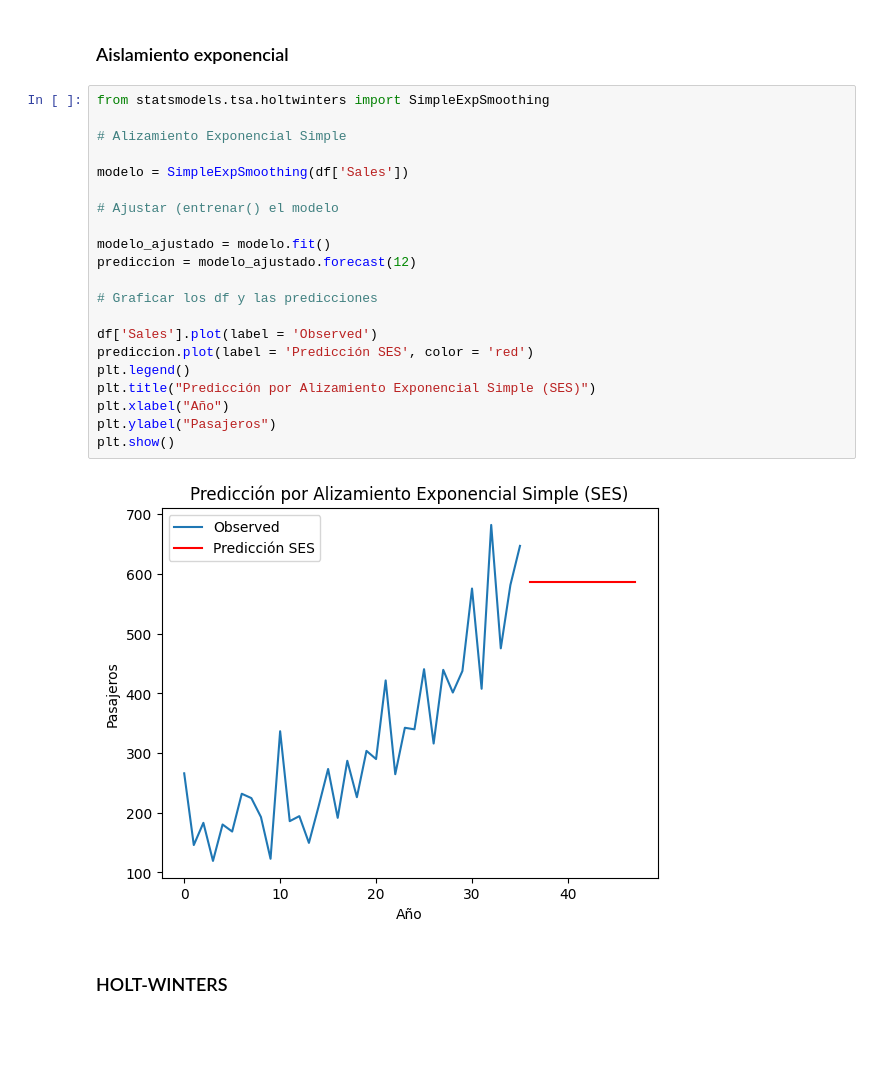
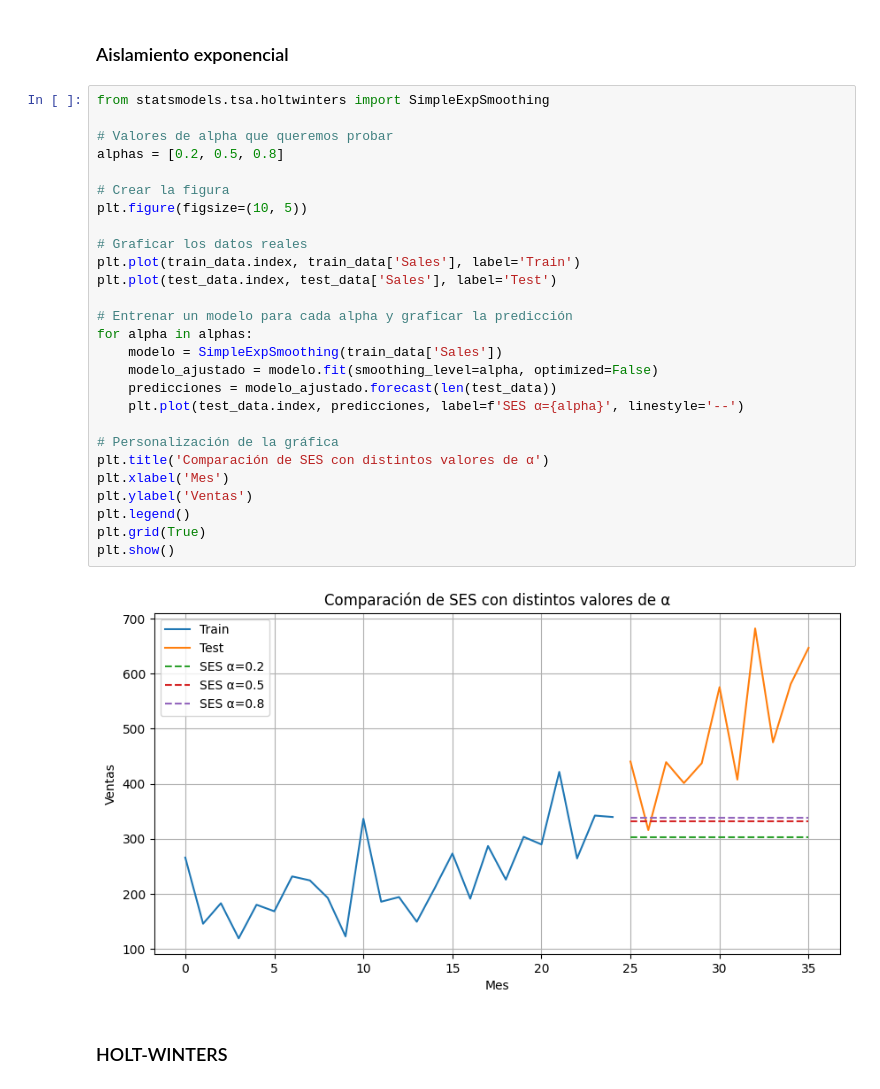
Before and after one commit to Fabiola-cc/Lab1_SeriesDeTiempo, a Jupyter notebook: ST_shampoo.ipynb, the cells around one changed output. Saved outputs shown, nothing was run; the diff lists cells and outputs as text; blank space fills up the shorter version.

```diff
--- a/ST_shampoo.ipynb
+++ b/ST_shampoo.ipynb
@@ -97,27 +90,33 @@ plt.show()
 # %% [markdown]
 ### Aislamiento exponencial
-# %%
-from statsmodels.tsa.holtwinters import SimpleExpSmoothing
-
-# Alizamiento Exponencial Simple
-
-modelo = SimpleExpSmoothing(df['Sales'])
-
-# Ajustar (entrenar() el modelo
-
-modelo_ajustado = modelo.fit()
-prediccion = modelo_ajustado.forecast(12)
-
-# Graficar los df y las predicciones
-
-df['Sales'].plot(label = 'Observed')
-prediccion.plot(label = 'Predicción SES', color = 'red')
-plt.legend()
-plt.title("Predicción por Alizamiento Exponencial Simple (SES)")
-plt.xlabel("Año")
-plt.ylabel("Pasajeros")
-plt.show()
-# %% [output]
-[figure, removed]
+# %%
+from statsmodels.tsa.holtwinters import SimpleExpSmoothing
+
+# Valores de alpha que queremos probar
+alphas = [0.2, 0.5, 0.8]
+
+# Crear la figura
+plt.figure(figsize=(10, 5))
+
+# Graficar los datos reales
+plt.plot(train_data.index, train_data['Sales'], label='Train')
+plt.plot(test_data.index, test_data['Sales'], label='Test')
+
+# Entrenar un modelo para cada alpha y graficar la predicción
+for alpha in alphas:
+    modelo = SimpleExpSmoothing(train_data['Sales'])
+    modelo_ajustado = modelo.fit(smoothing_level=alpha, optimized=False)
+    predicciones = modelo_ajustado.forecast(len(test_data))
+    plt.plot(test_data.index, predicciones, label=f'SES α={alpha}', linestyle='--')
+
+# Personalización de la gráfica
+plt.title('Comparación de SES con distintos valores de α')
+plt.xlabel('Mes')
+plt.ylabel('Ventas')
+plt.legend()
+plt.grid(True)
+plt.show()
+# %% [output]
+[figure, added]
 # %% [markdown]
 ### HOLT-WINTERS
```
Also changed, not shown: parts of 13 cells of this notebook.
